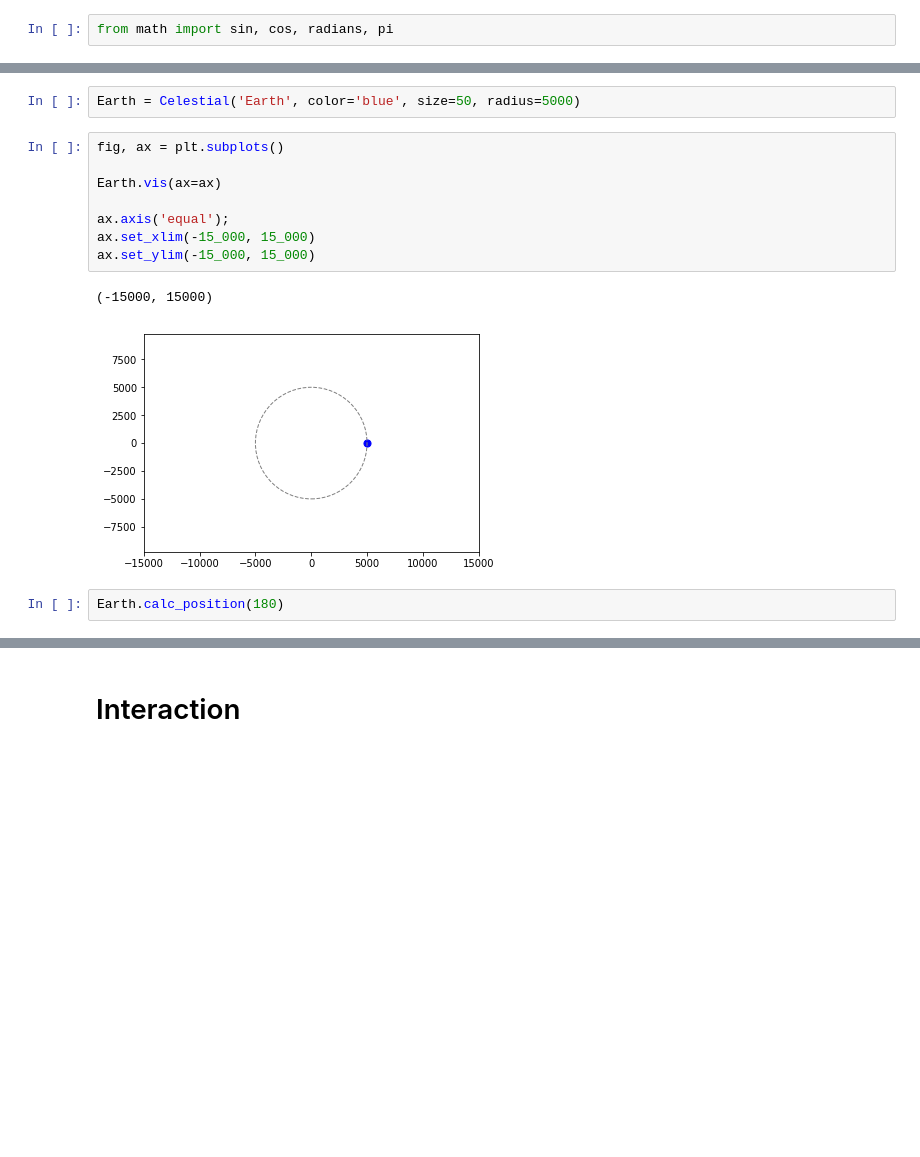
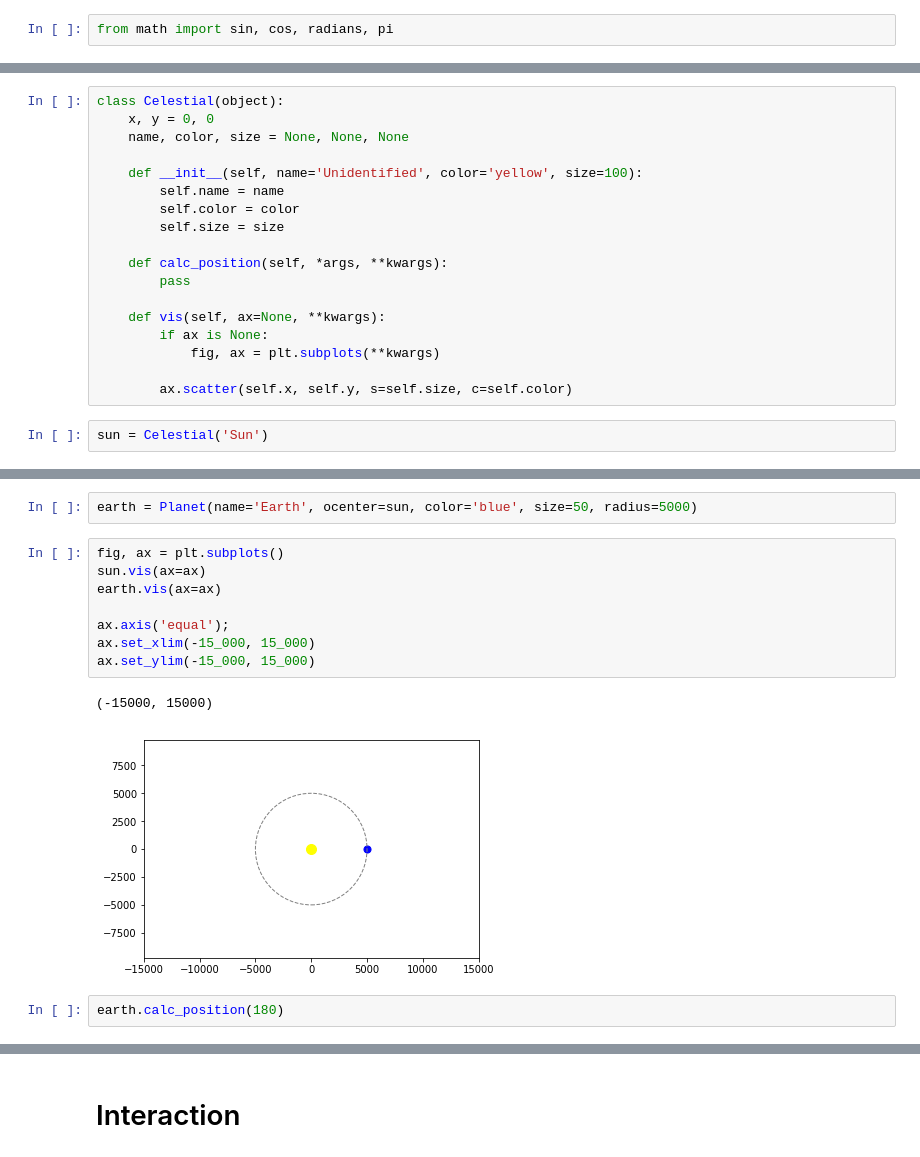
Before and after one commit to Casyfill/liceum, a Jupyter notebook: l4/3_Practice.ipynb, the cells around one changed output, grey strips where cells are left out. Saved outputs shown, nothing was run; the diff lists cells and outputs as text; blank space fills up the shorter version.

```diff
--- a/l4/3_Practice.ipynb
+++ b/l4/3_Practice.ipynb
@@ -30,0 +35,20 @@ from math import sin, cos, radians, pi
+# %%
+class Celestial(object):
+    x, y = 0, 0
+    name, color, size = None, None, None
+
+    def __init__(self, name='Unidentified', color='yellow', size=100):
+        self.name = name
+        self.color = color
+        self.size = size
+
+    def calc_position(self, *args, **kwargs):
+        pass
+
+    def vis(self, ax=None, **kwargs):
+        if ax is None:
+            fig, ax = plt.subplots(**kwargs)
+
+        ax.scatter(self.x, self.y, s=self.size, c=self.color)
+# %%
+sun = Celestial('Sun')
@@ -70,18 +101,18 @@ class Celestial(object):
 # %%
-Earth = Celestial('Earth', color='blue', size=50, radius=5000)
+earth = Planet(name='Earth', ocenter=sun, color='blue', size=50, radius=5000)
 # %%
 fig, ax = plt.subplots()
-
-Earth.vis(ax=ax)
+sun.vis(ax=ax)
+earth.vis(ax=ax)
 
 ax.axis('equal');
 ax.set_xlim(-15_000, 15_000)
 ax.set_ylim(-15_000, 15_000)
 # %% [output]
 (-15000, 15000)
-[figure, old version]
+[figure, new version]
 # %%
-Earth.calc_position(180)
+earth.calc_position(180)
 # %%
 fig, ax = plt.subplots()
 
```
Also changed, not shown: parts of 39 cells of this notebook.
